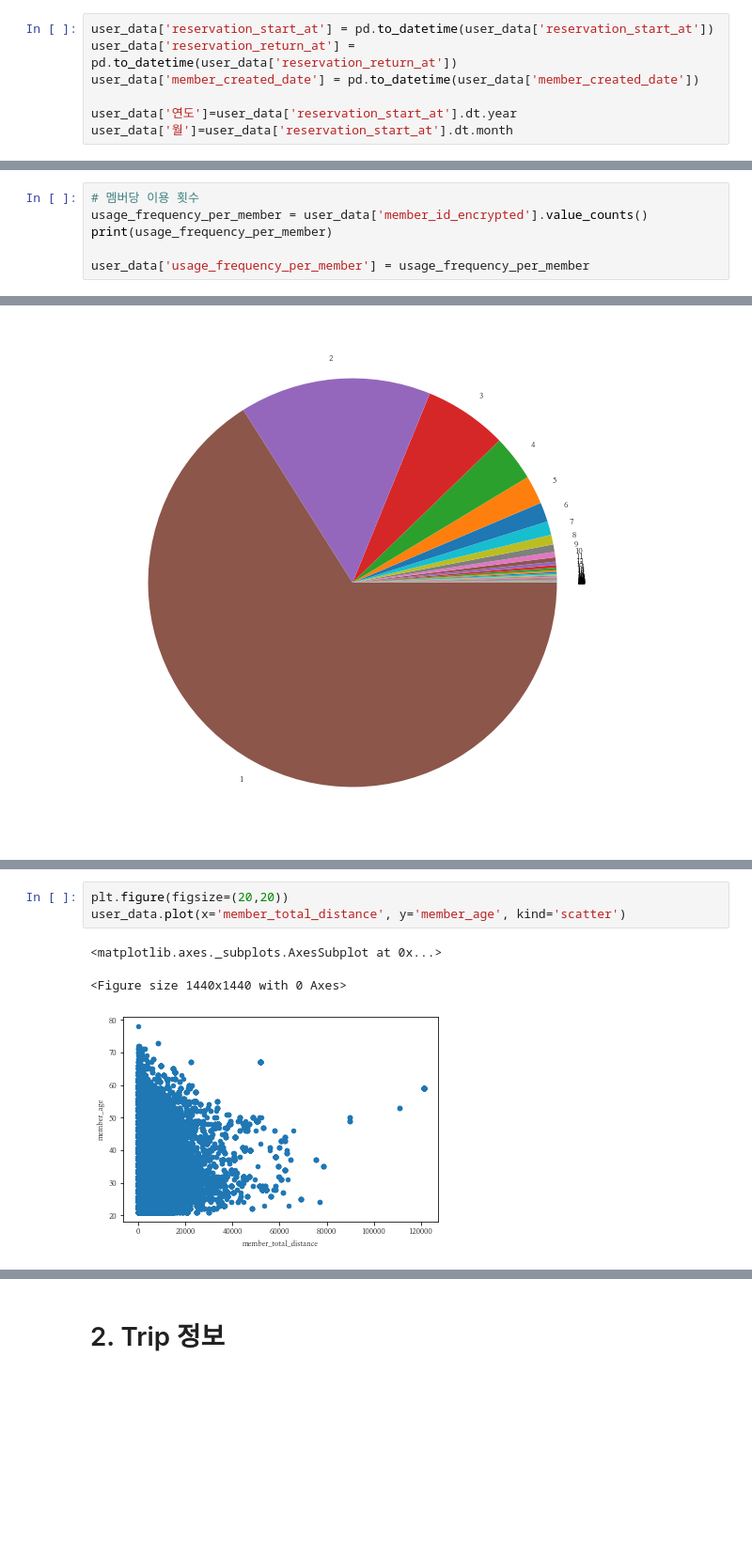
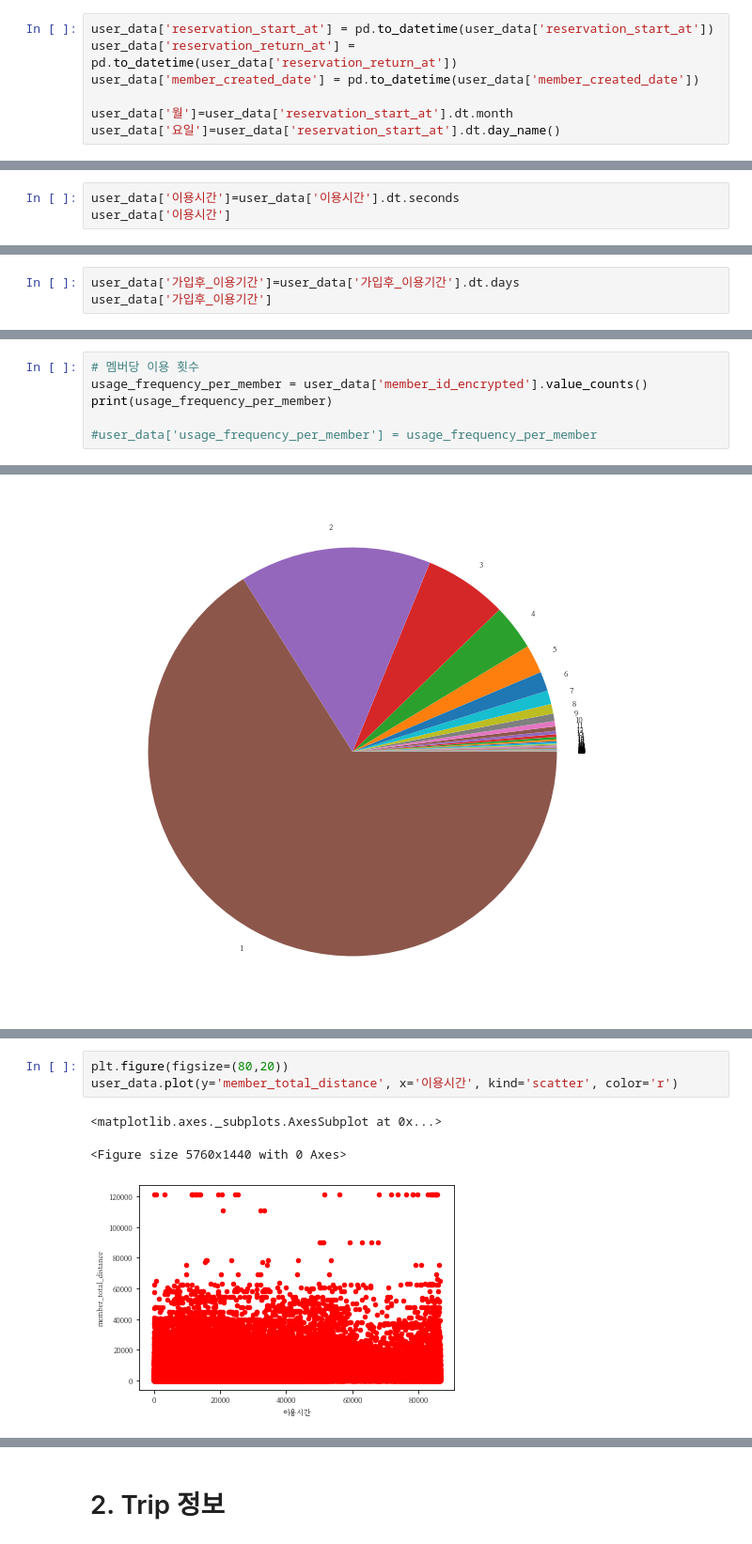
Before and after one commit to easttuna/Sodascar_User-clustering-and-classification-model-based-on-usage-history, a Jupyter notebook: EDA.ipynb, the cells around one changed output, grey strips where cells are left out. Shown: that part at 94% size. Drawn from its saved outputs; the diff is of its cells as text; blank space fills up the shorter version.

```diff
--- a/EDA.ipynb
+++ b/EDA.ipynb
@@ -134,5 +139,5 @@ user_data['reservation_start_at'] = pd.to_datetime(user_data['reservation_start_
 user_data['reservation_return_at'] = pd.to_datetime(user_data['reservation_return_at'])
 user_data['member_created_date'] = pd.to_datetime(user_data['member_created_date'])
 
-user_data['연도']=user_data['reservation_start_at'].dt.year
 user_data['월']=user_data['reservation_start_at'].dt.month
+user_data['요일']=user_data['reservation_start_at'].dt.day_name()
@@ -151,3 +170,6 @@ min                0 days 00:13:10
 75%                0 days 10:28:12
 max               15 days 00:08:22
 Name: 이용시간, dtype: object
+# %%
+user_data['이용시간']=user_data['이용시간'].dt.seconds
+user_data['이용시간']
@@ -166,3 +201,6 @@ min                  0 days 00:30:00
 75%               1308 days 13:30:00
 max               2814 days 13:10:00
 Name: 가입후_이용기간, dtype: object
+# %%
+user_data['가입후_이용기간']=user_data['가입후_이용기간'].dt.days
+user_data['가입후_이용기간']
@@ -187,7 +238,7 @@ Name: member_total_distance, dtype: float64
 usage_frequency_per_member = user_data['member_id_encrypted'].value_counts()
 print(usage_frequency_per_member)
 
-user_data['usage_frequency_per_member'] = usage_frequency_per_member
+#user_data['usage_frequency_per_member'] = usage_frequency_per_member
 # %% [output]
 MRo1KLaA/jViPznvtnLB/tHLuvX3XjHsk2dlDkiPfZM=    95
 +ofceBEd7+aPZE6tmux2xNxppZMqRx4rf8Uf88sVLgI=    79
@@ -257,7 +339,7 @@ user_data.head(3)
 # %%
-plt.figure(figsize=(20,20))
-user_data.plot(x='member_total_distance', y='member_age', kind='scatter')
+plt.figure(figsize=(80,20))
+user_data.plot(y='member_total_distance', x='이용시간', kind='scatter', color='r')
 # %% [output]
 <matplotlib.axes._subplots.AxesSubplot at 0x...>
-<Figure size 1440x1440 with 0 Axes>
+<Figure size 5760x1440 with 0 Axes>
-[figure, old version]
+[figure, new version]
```
Also changed, not shown: parts of 18 cells of this notebook.
